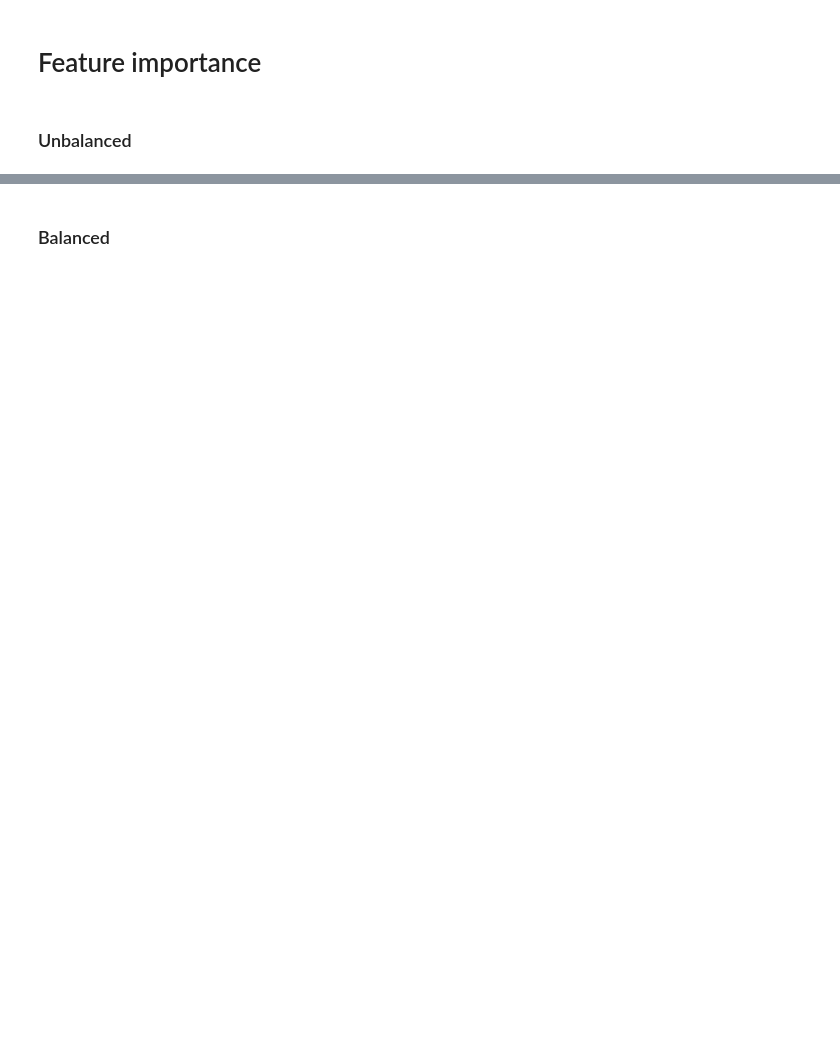
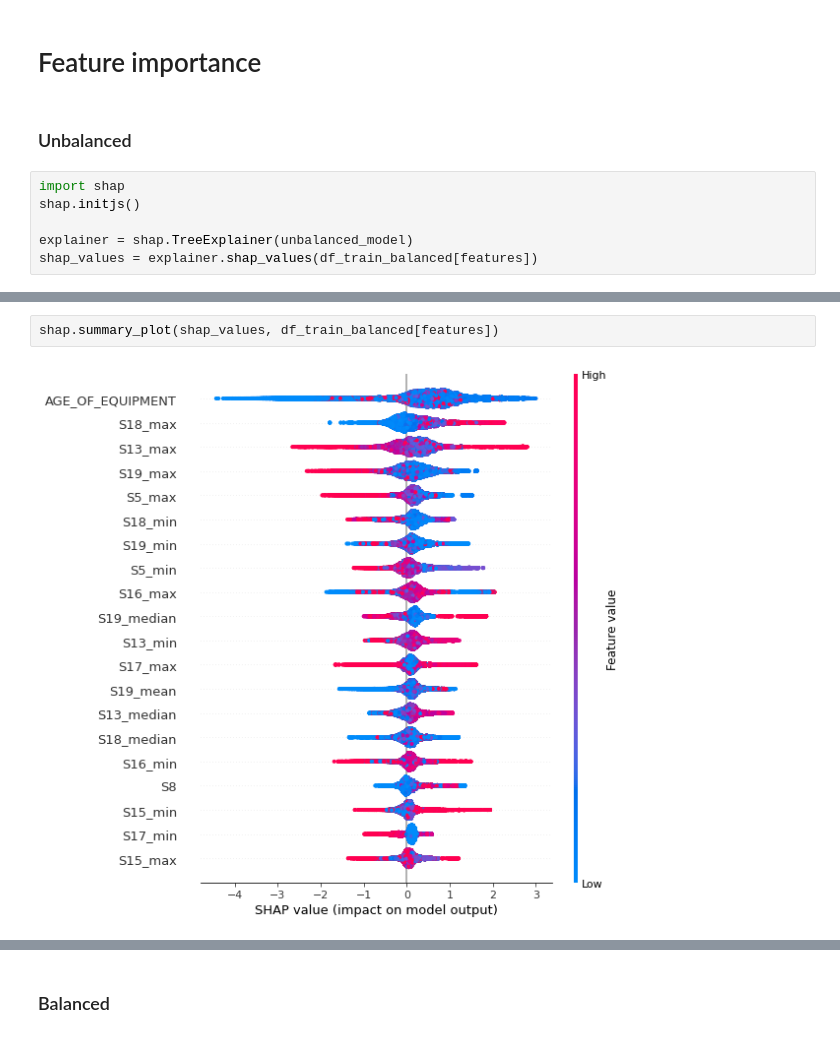
Before and after one commit to DmitriyValetov/machine_failure, a Jupyter notebook: catboost_use.ipynb, the cells around one changed output, grey strips where cells are left out. Drawn from its saved outputs; the diff is of its cells as text; blank space fills up the shorter version.

```diff
--- a/catboost_use.ipynb
+++ b/catboost_use.ipynb
@@ -382,3 +388,9 @@ test roc: 0.498
 # Feature importance
 # %% [markdown]
 ### Unbalanced
+# %%
+import shap
+shap.initjs()
+
+explainer = shap.TreeExplainer(unbalanced_model)
+shap_values = explainer.shap_values(df_train_balanced[features])
@@ -384,0 +405,4 @@ test roc: 0.498
+# %%
+shap.summary_plot(shap_values, df_train_balanced[features])
+# %% [output]
+[figure, added]
```
Also changed, not shown: parts of 18 cells of this notebook.
